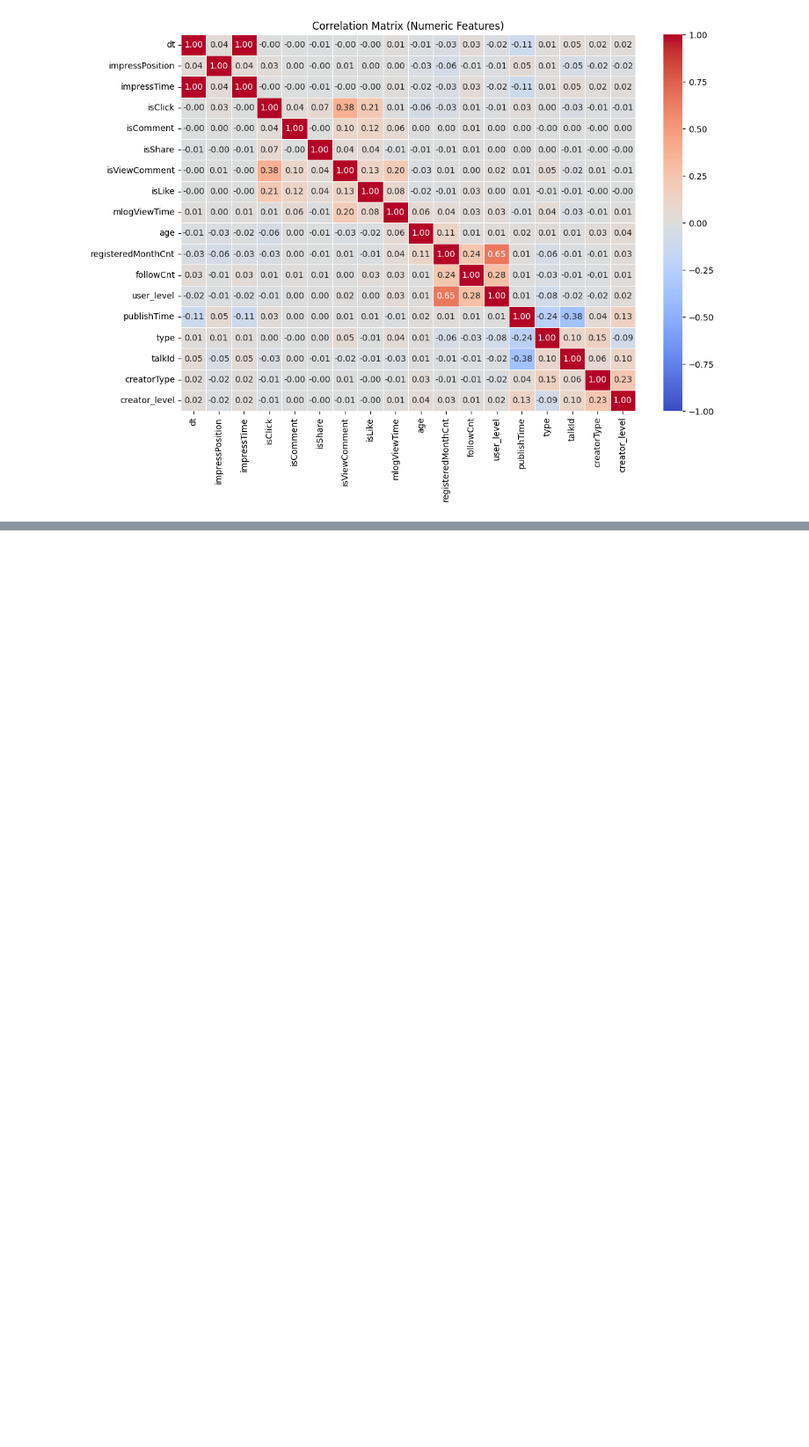
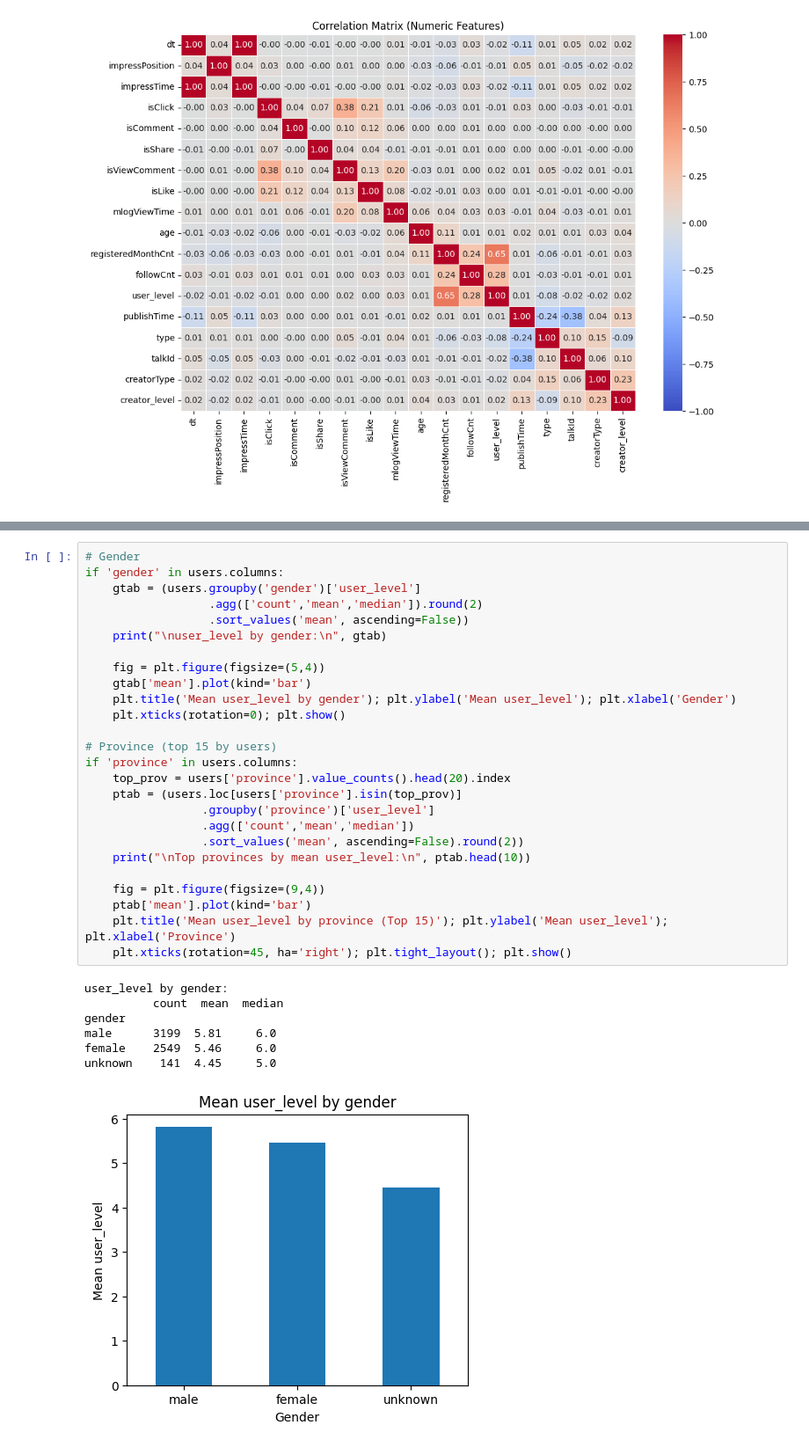
Before and after one commit to renaschaller/Master-Thesis-Music-Streaming, a Jupyter notebook: EDA/EDA.ipynb, the cells around one changed output, grey strips where cells are left out. Shown at 88% size. Cells and saved outputs as stored; diff of their text form; blank space fills up the shorter version.

```diff
--- a/EDA/EDA.ipynb
+++ b/EDA/EDA.ipynb
@@ -226,0 +354,34 @@ plt.show()
+# %%
+# Gender
+if 'gender' in users.columns:
+    gtab = (users.groupby('gender')['user_level']
+                  .agg(['count','mean','median']).round(2)
+                  .sort_values('mean', ascending=False))
+    print("\nuser_level by gender:\n", gtab)
+
+    fig = plt.figure(figsize=(5,4))
+    gtab['mean'].plot(kind='bar')
+    plt.title('Mean user_level by gender'); plt.ylabel('Mean user_level'); plt.xlabel('Gender')
+    plt.xticks(rotation=0); plt.show()
+
+# Province (top 15 by users)
+if 'province' in users.columns:
+    top_prov = users['province'].value_counts().head(20).index
+    ptab = (users.loc[users['province'].isin(top_prov)]
+                 .groupby('province')['user_level']
+                 .agg(['count','mean','median'])
+                 .sort_values('mean', ascending=False).round(2))
+    print("\nTop provinces by mean user_level:\n", ptab.head(10))
+
+    fig = plt.figure(figsize=(9,4))
+    ptab['mean'].plot(kind='bar')
+    plt.title('Mean user_level by province (Top 15)'); plt.ylabel('Mean user_level'); plt.xlabel('Province')
+    plt.xticks(rotation=45, ha='right'); plt.tight_layout(); plt.show()
+# %% [output]
+user_level by gender:
+          count  mean  median
+gender
+male      3199  5.81     6.0
+female    2549  5.46     6.0
+unknown    141  4.45     5.0
+[figure, added]
```
Also changed, not shown: parts of 7 cells of this notebook.
